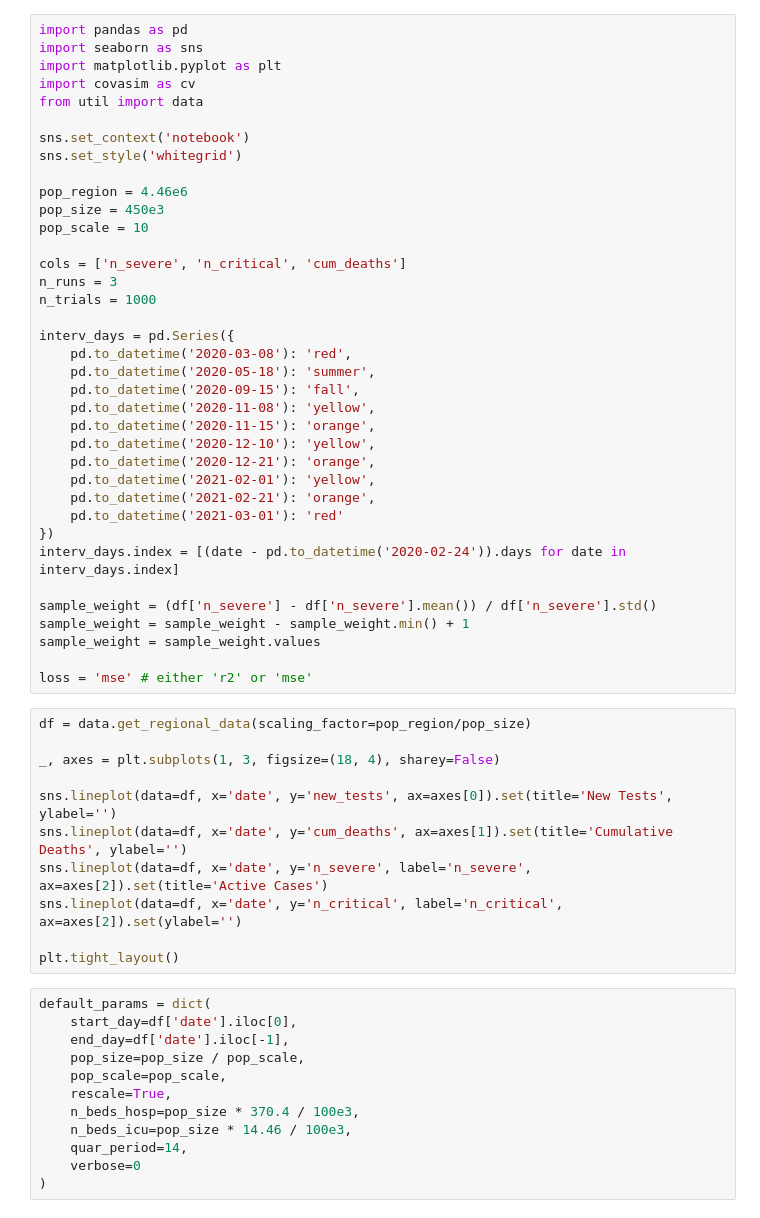
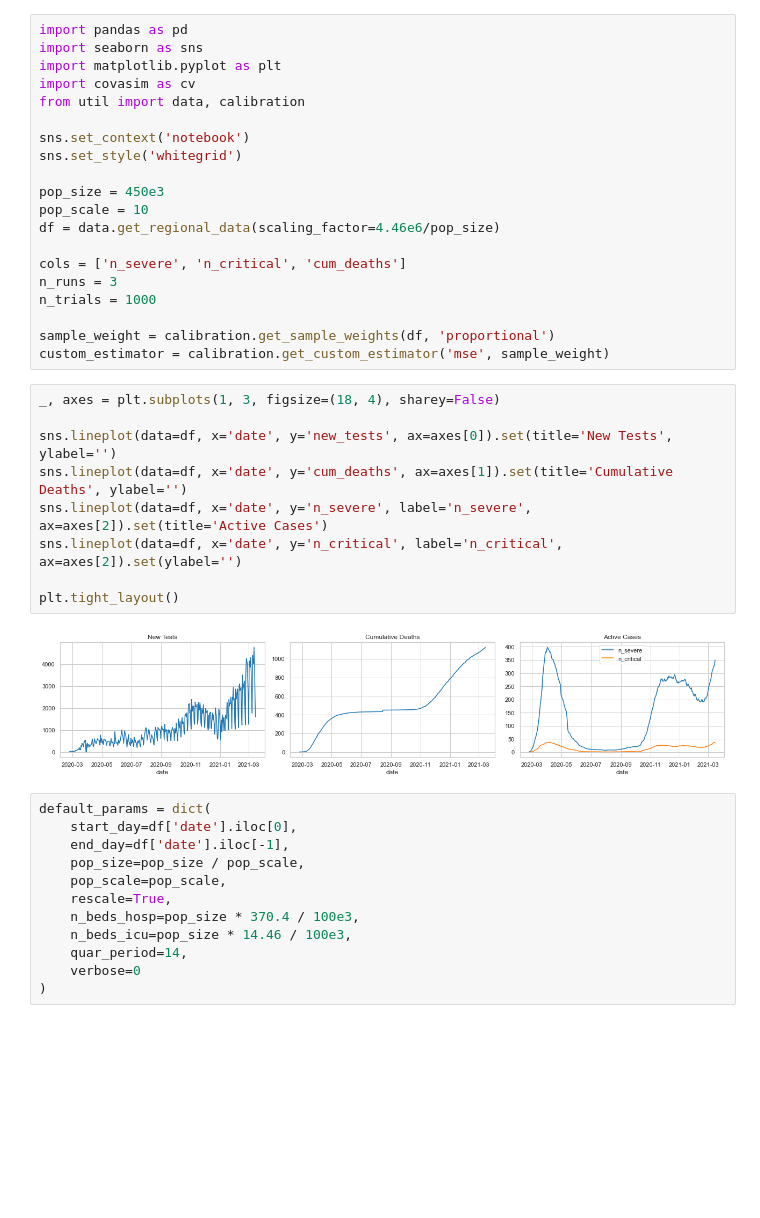
Before and after one commit to LIA-UniBo/EpidemicModelLearning, a Jupyter notebook: notebooks/2. Calibration Simple.ipynb, the cells around one changed output. Drawn from its saved outputs; the diff is of its cells as text; blank space fills up the shorter version.

Commit message:
Add calibration util file and refactor calibration simple notebook

```diff
--- a/notebooks/2. Calibration Simple.ipynb
+++ b/notebooks/2. Calibration Simple.ipynb
@@ -1,51 +1,34 @@
-# %%
-import pandas as pd
-import seaborn as sns
-import matplotlib.pyplot as plt
-import covasim as cv
-from util import data
-
-sns.set_context('notebook')
-sns.set_style('whitegrid')
-
-pop_region = 4.46e6
-pop_size = 450e3
-pop_scale = 10
-
-cols = ['n_severe', 'n_critical', 'cum_deaths']
-n_runs = 3
-n_trials = 1000
-
-interv_days = pd.Series({
-    pd.to_datetime('2020-03-08'): 'red',
-    pd.to_datetime('2020-05-18'): 'summer',
-    pd.to_datetime('2020-09-15'): 'fall',
-    pd.to_datetime('2020-11-08'): 'yellow',
-    pd.to_datetime('2020-11-15'): 'orange',
-    pd.to_datetime('2020-12-10'): 'yellow',
-    pd.to_datetime('2020-12-21'): 'orange',
-    pd.to_datetime('2021-02-01'): 'yellow',
-    pd.to_datetime('2021-02-21'): 'orange',
-    pd.to_datetime('2021-03-01'): 'red'
-})
-interv_days.index = [(date - pd.to_datetime('2020-02-24')).days for date in interv_days.index]
-
-sample_weight = (df['n_severe'] - df['n_severe'].mean()) / df['n_severe'].std()
-sample_weight = sample_weight - sample_weight.min() + 1
-sample_weight = sample_weight.values
-
-loss = 'mse' # either 'r2' or 'mse'
+# %%
+import pandas as pd
+import seaborn as sns
+import matplotlib.pyplot as plt
+import covasim as cv
+from util import data, calibration
+
+sns.set_context('notebook')
+sns.set_style('whitegrid')
+
+pop_size = 450e3
+pop_scale = 10
+df = data.get_regional_data(scaling_factor=4.46e6/pop_size)
+
+cols = ['n_severe', 'n_critical', 'cum_deaths']
+n_runs = 3
+n_trials = 1000
+
+sample_weight = calibration.get_sample_weights(df, 'proportional')
+custom_estimator = calibration.get_custom_estimator('mse', sample_weight)
 # %%
-df = data.get_regional_data(scaling_factor=pop_region/pop_size)
-
 _, axes = plt.subplots(1, 3, figsize=(18, 4), sharey=False)
 
 sns.lineplot(data=df, x='date', y='new_tests', ax=axes[0]).set(title='New Tests', ylabel='')
 sns.lineplot(data=df, x='date', y='cum_deaths', ax=axes[1]).set(title='Cumulative Deaths', ylabel='')
 sns.lineplot(data=df, x='date', y='n_severe', label='n_severe', ax=axes[2]).set(title='Active Cases')
 sns.lineplot(data=df, x='date', y='n_critical', label='n_critical', ax=axes[2]).set(ylabel='')
 
 plt.tight_layout()
+# %% [output]
+[figure, added]
 # %%
 default_params = dict(
     start_day=df['date'].iloc[0],
```
Also changed, not shown: parts of 3 cells of this notebook, 1 other file.
